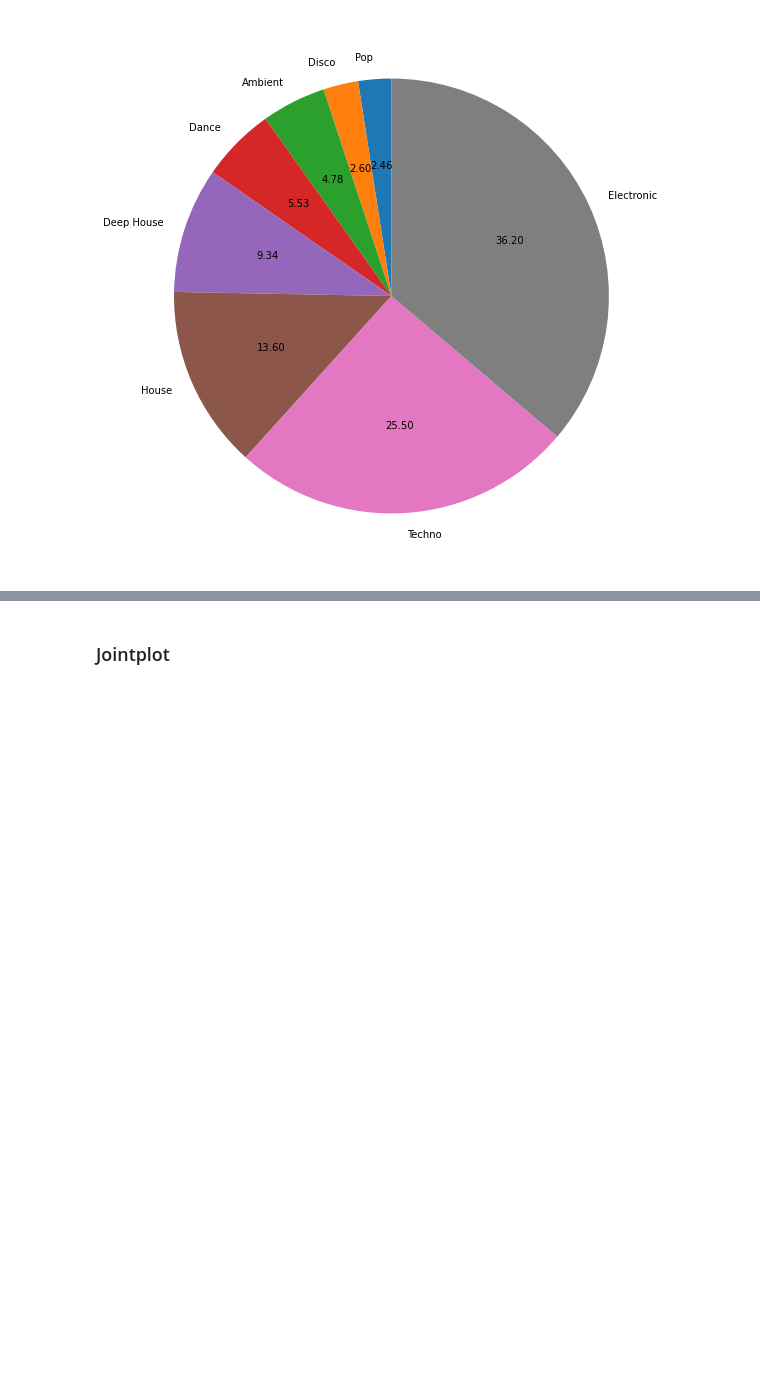
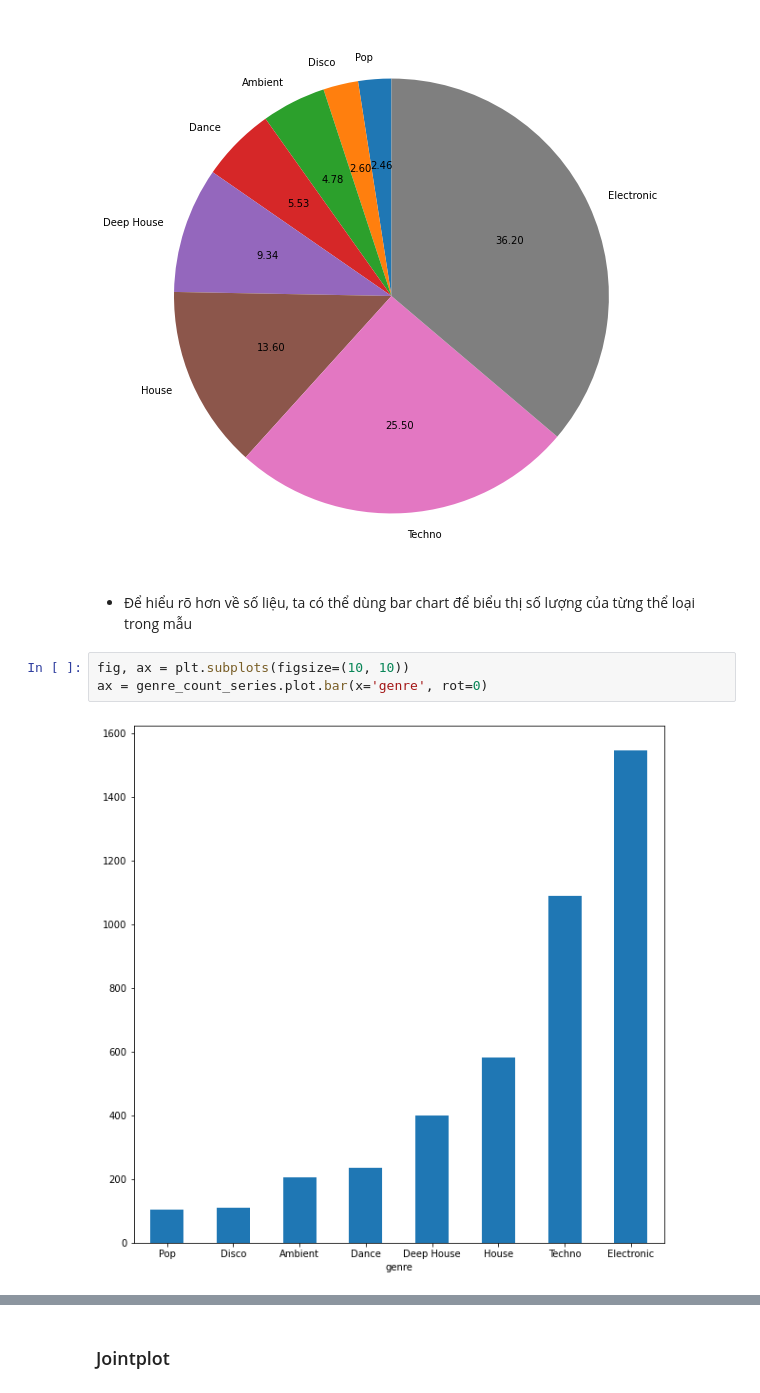
Before and after one commit to owfdataboy/DS-Project02, a Jupyter notebook: project02.ipynb, the cells around one changed output, grey strips where cells are left out. Cells and saved outputs as stored; diff of their text form; blank space fills up the shorter version.

```diff
--- a/project02.ipynb
+++ b/project02.ipynb
@@ -821,3 +883,10 @@ plt.pie(genre_count_series,labels = genre_count_series.index, autopct='%1.2f',st
 plt.show()
 # %% [output]
 [figure]
+# %% [markdown]
+- Để hiểu rõ hơn về số liệu, ta có thể dùng bar chart để biểu thị số lượng của từng thể loại trong mẫu
+# %%
+fig, ax = plt.subplots(figsize=(10, 10))
+ax = genre_count_series.plot.bar(x='genre', rot=0)
+# %% [output]
+[figure, added]
```
Also changed, not shown: parts of 24 cells of this notebook.
